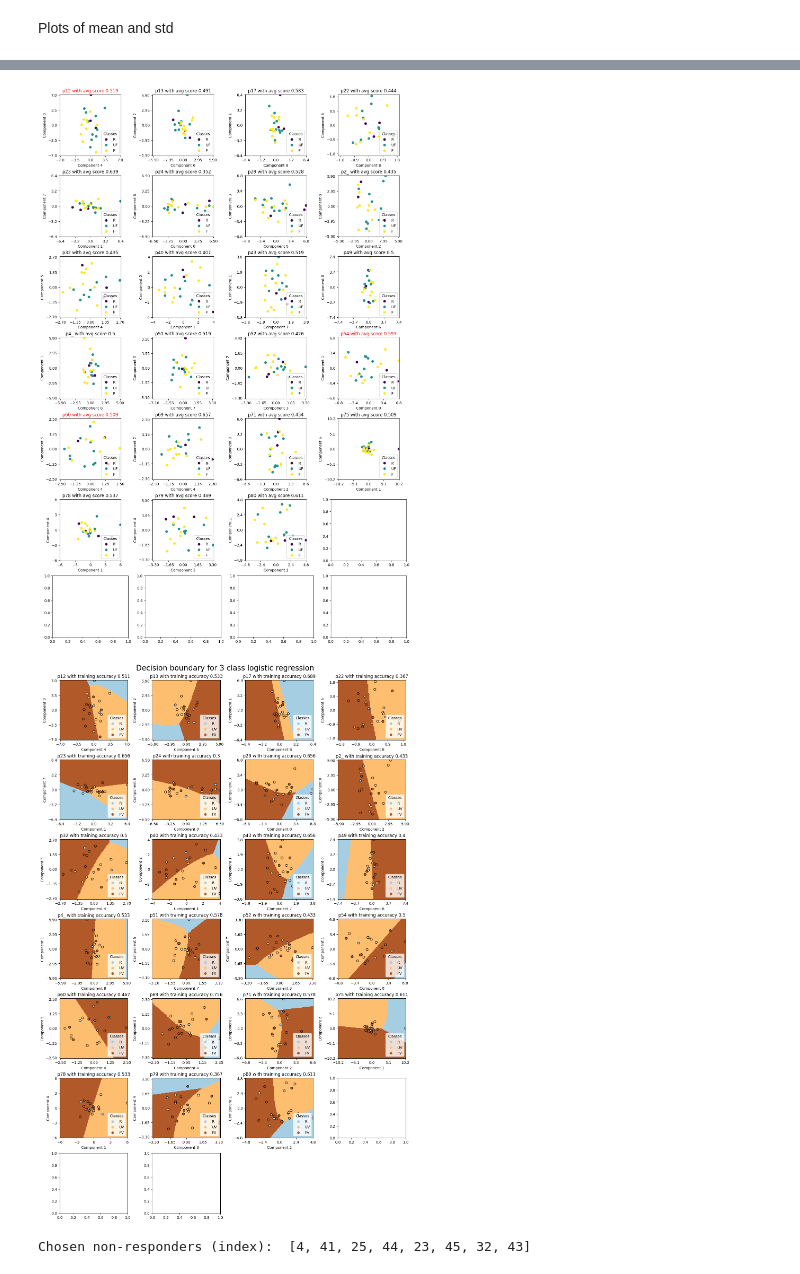
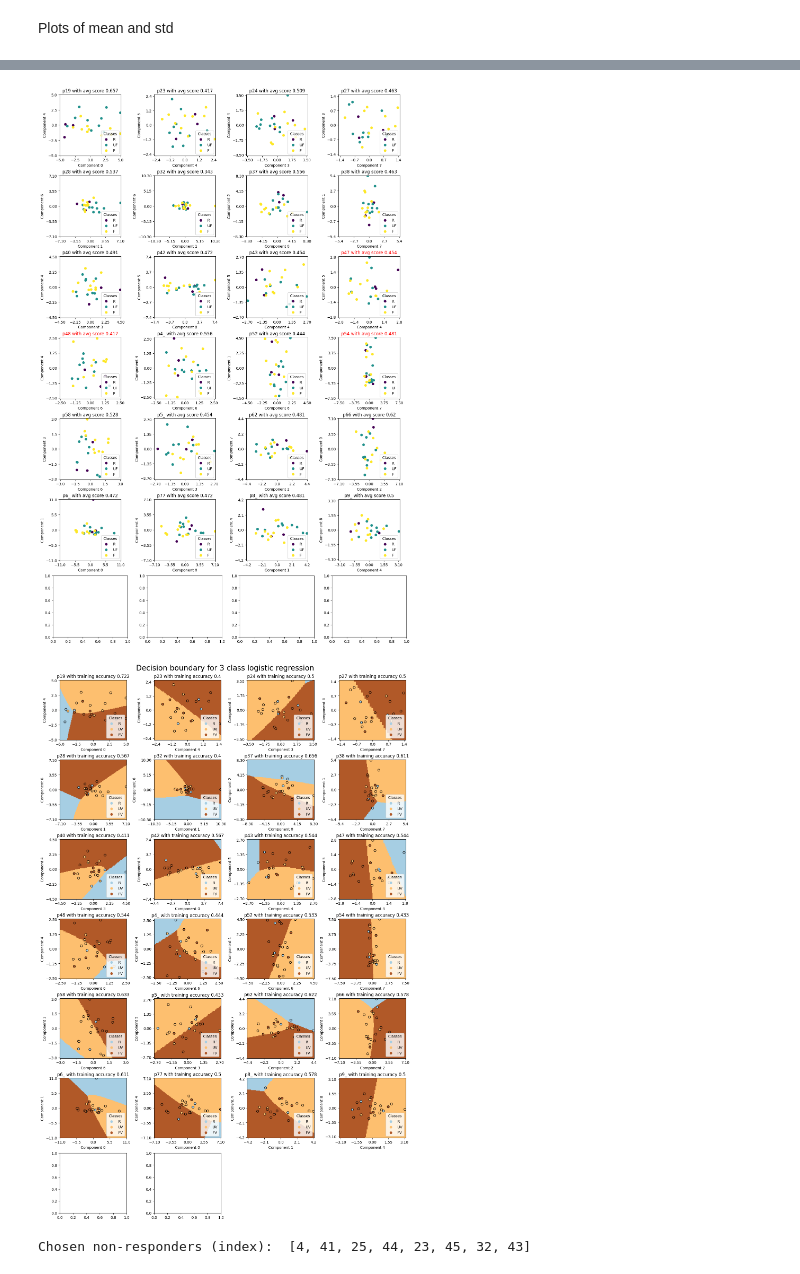
Before and after one commit to cdhvilsted/Bachelor_project_2024, a Jupyter notebook: cross_val_pipeline_individual_classification.ipynb, the cells around one changed output, grey strips where cells are left out. Cells and saved outputs as stored; diff of their text form; code cells hidden in the pictures.

```diff
--- a/cross_val_pipeline_individual_classification.ipynb
+++ b/cross_val_pipeline_individual_classification.ipynb
@@ -31,7 +31,7 @@ print(mean_list)
 # %% [markdown]
 Concatenate data
 # %%
-path ='CSV_inspected_features_mean_chan/'
+path ='CSV_features_NEW/'
 folder = os.fsencode(path)
 renamed_markers_list = ['No.', 'Event', 'Delta', 'Delta_N', 'Theta', 'Theta_N', 'Alpha', 'Alpha_N', 'Beta', 'Beta_N', 'Gamma', 'Gamma_N', 'SE', 'MSF', 'Sef90', 'Sef95', 'PE', 'wSMI', 'Kolmogorov', 'MeanRR', 'StdRR', 'MeanHR', 'StdHR', 'MinHR', 'MaxHR', 'freq_slope_mean','freq_slope_std']
 m_list = ['Delta', 'Delta_N', 'Theta', 'Theta_N', 'Alpha', 'Alpha_N', 'Beta', 'Beta_N', 'Gamma', 'Gamma_N', 'SE', 'MSF', 'Sef90', 'Sef95', 'PE', 'wSMI', 'Kolmogorov', 'MeanRR', 'StdRR', 'MeanHR', 'StdHR', 'MinHR', 'MaxHR', 'freq_slope_mean','freq_slope_std']
@@ -214,7 +214,7 @@ for i,ax in zip(range(len(people)),axes.ravel()):
     title = str(patient_numbers[people[i]]) + ' with avg score ' + str(round(subsets_list[i][2]['avg_score'],3))
     ax.set_title(title, color=color)
 # %% [output]
-[figure, old version]
+[figure, new version]
 # %%
 #three-class
 #good plots
@@ -254,35 +254,35 @@ for i,ax in zip(range(len(people_r)),axes.ravel()):
     #two_class_score = [predictions[i]==train_y2[i] for i in range(len(predictions))]
     #two_class_score = np.array(two_class_score).sum()/len(predictions)
     xlabel = 'Component ' + str(first_feature)
     ylabel = 'Component ' + str(second_feature)
-    disp = DecisionBoundaryDisplay.from_estimator(ord_clf, train_X,grid_resolution=600,ax=ax, response_method="predict",plot_method="pcolormesh",shading="auto",xlabel=xlabel,ylabel=ylabel,eps=15, cmap=plt.cm.Paired)
+    disp = DecisionBoundaryDisplay.from_estimator(ord_clf, train_X,grid_resolution=2000,ax=ax, response_method="predict",plot_method="pcolormesh",shading="auto",xlabel=xlabel,ylabel=ylabel,eps=75, cmap=plt.cm.Paired)
     scatter = disp.ax_.scatter(train_X.iloc[:,0],train_X.iloc[:,1], c=train_y, edgecolors='k', cmap=plt.cm.Paired)
     max_val = np.max(np.append(abs(train_X.iloc[:,0]),abs(train_X.iloc[:,1])))
     disp.ax_.set_ylim(-max_val-0.1,max_val+0.1)
     disp.ax_.set_xlim(-max_val-0.1,max_val+0.1)
     disp.ax_.set_xticks([-round(max_val,1), -round(max_val,1)/2,0,round(max_val,1)/2, round(max_val,1)])
     disp.ax_.set_yticks([-round(max_val,1), -round(max_val,1)/2,0,round(max_val,1)/2, round(max_val,1)])
 
     #disp.ax_.set_xlim(-3,3)
     #disp.ax_.set_ylim(-3,3)
     disp.ax_.legend(
         scatter.legend_elements()[0],
         names,
         title="Classes",
         loc = 'lower right'
     )
     if patient_numbers[people_r[i]] in intersection:
         color = 'k' # r if show intersection
     else:
         color = 'k'
     title = str(patient_numbers[people_r[i]]) + ' with training accuracy ' + str(round(score1,3))
     ax.set_title(title, color=color)
 
 fig.delaxes(axes[6][2])
 fig.delaxes(axes[6][3])
 plt.show()
 # %% [output]
-[figure, old version]
+[figure, new version]
 # %%
 # Finding non-responders to plot
 
```
Also changed, not shown: parts of 3 cells of this notebook, 5 other files.
